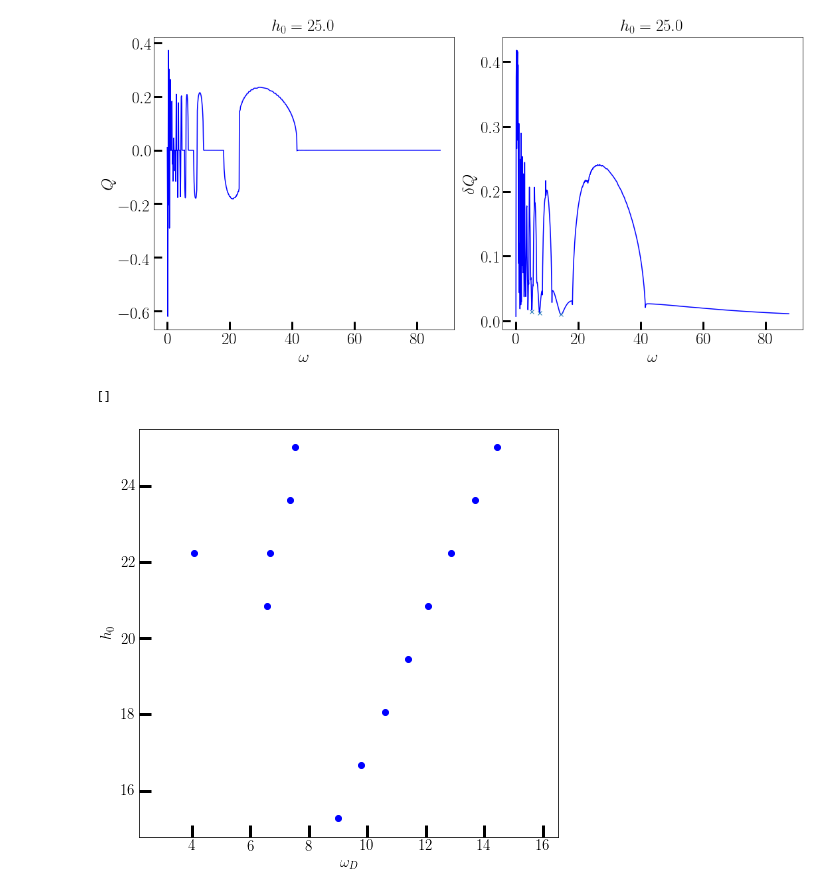
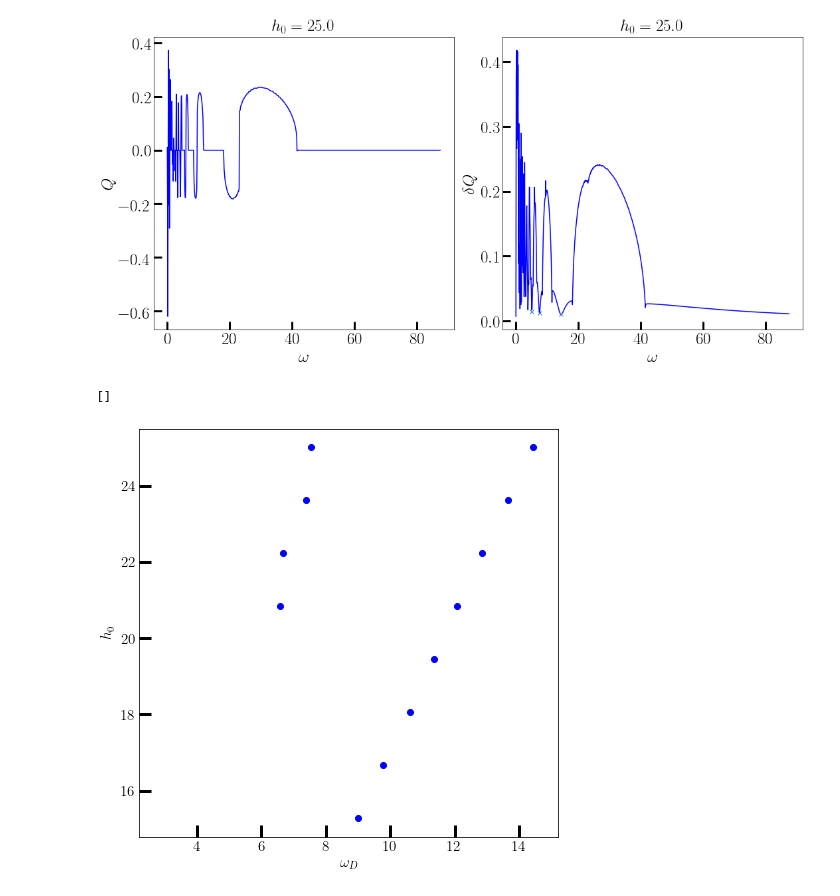
Before and after one commit to deyh2020/periodic_lipkin, a Jupyter notebook: lipkin.ipynb, the cells around one changed output. Cells and saved outputs as stored; diff of their text form; code cells hidden in the pictures.

```diff
--- a/lipkin.ipynb
+++ b/lipkin.ipynb
@@ -228,32 +228,42 @@ Freezing at:
  [1.45012741e+01 9.93483225e-03]]
 [figure]
 # %%
+
 import json
 %matplotlib inline
 import matplotlib.pyplot as plt
 from matplotlib import rc
 rc('font',**{'family':'sans-serif','sans-serif':['Helvetica']})
 rc('text', usetex=True)
 fs = 15
 
 with open('minimum_sz_variance_time_500_jsonfile.json') as f:
   data = json.load(f)
 
 amps = data["ampls"]
 frozen_freqs = data["minfreqs"]
+#Outlier
+del frozen_freqs[7][0]
 
 fig, ax = plt.subplots(1, 1, figsize=(7.5,7.5))
 ax.tick_params(direction='in', length=12, width=3, labelsize=fs)
-
+d1 = []
+d2 = []
 for i, h in enumerate(amps):
     omegas =  frozen_freqs[i]
     for omega in omegas:
-        ax.plot(omega, h,'bo')
+        if omega <= 20 and omega >= 8:
+            d2.append(np.array([omega, h]))
+        elif omega <= 20:
+            d1.append(np.array([omega, h]))
+d1, d2 = np.array(d1), np.array(d2)
 
+plt.plot(d1[:,0], d1[:,1],"bo")
+plt.plot(d2[:,0], d2[:,1],"bo")
 plt.xlabel(r"$\omega_D$", fontsize= fs)
 plt.ylabel(r"$h_0$",fontsize= fs)
-plt.xlim([2.2, 16.5])
+plt.xlim([2.2, 15.2])
 plt.plot()
 # %% [output]
 []
-[figure, old version]
+[figure, new version]
```
